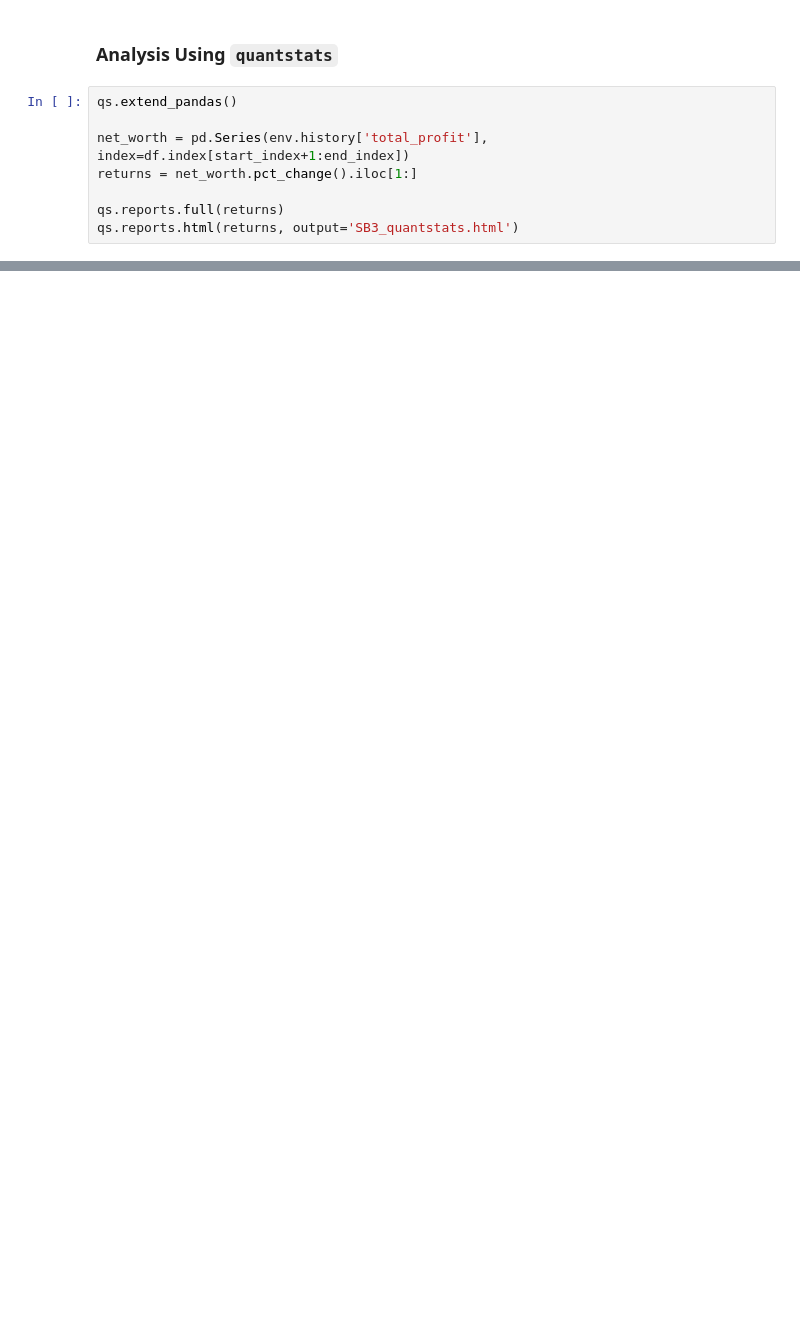
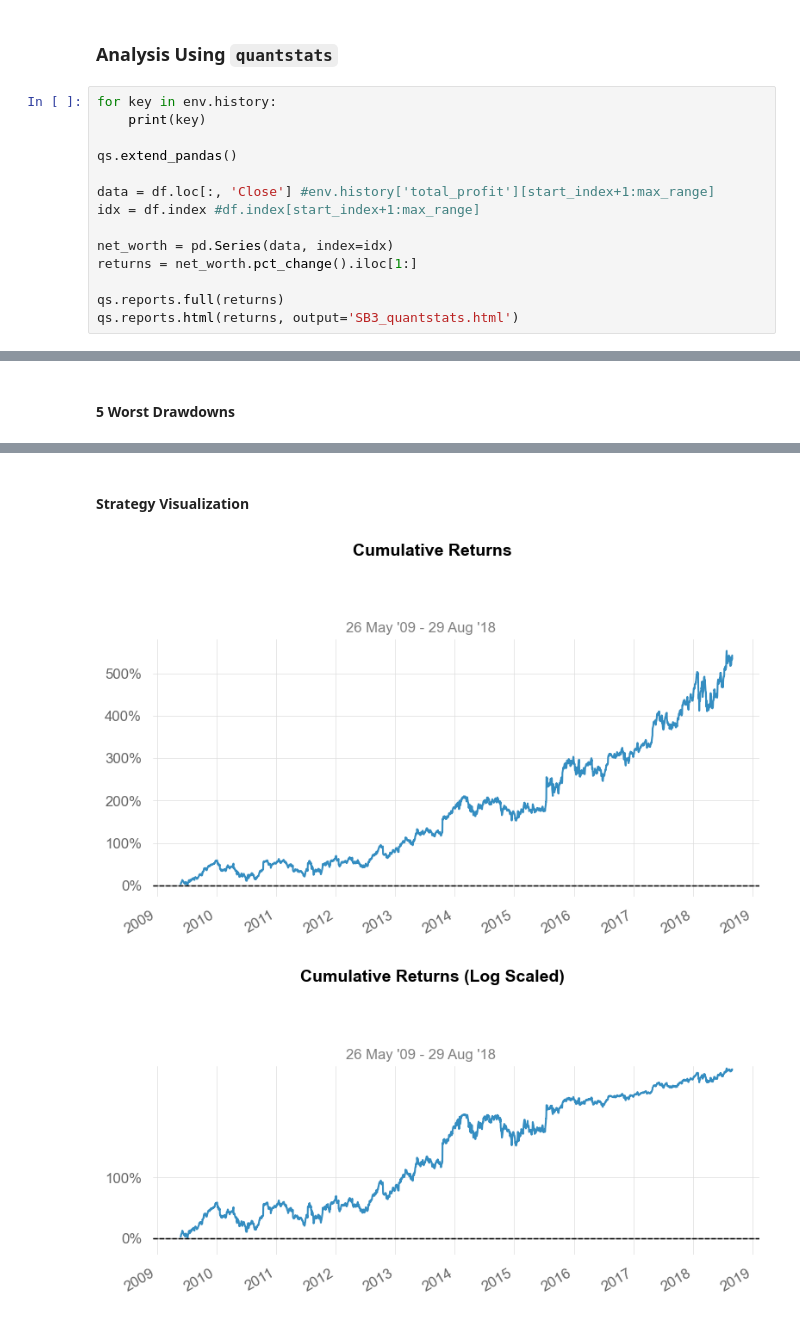
Before and after one commit to AminHP/gym-anytrading, a Jupyter notebook: examples/SB3_quantstats.ipynb, the cells around one changed output, grey strips where cells are left out. Drawn from its saved outputs; the diff is of its cells as text; blank space fills up the shorter version.

```diff
--- a/examples/SB3_quantstats.ipynb
+++ b/examples/SB3_quantstats.ipynb
@@ -91,9 +109,15 @@ plt.show()
 # %% [markdown]
 ### Analysis Using `quantstats`
 # %%
+for key in env.history:
+    print(key)
+
 qs.extend_pandas()
 
-net_worth = pd.Series(env.history['total_profit'], index=df.index[start_index+1:end_index])
+data = df.loc[:, 'Close'] #env.history['total_profit'][start_index+1:max_range]
+idx = df.index #df.index[start_index+1:max_range]
+
+net_worth = pd.Series(data, index=idx)
 returns = net_worth.pct_change().iloc[1:]
 
 qs.reports.full(returns)
@@ -102,0 +148 @@ KeyError: 'total_profit'
+5 Worst Drawdowns
@@ -102,0 +155,3 @@ KeyError: 'total_profit'
+Strategy Visualization
+[figure, added]
+[figure, added]
```
Also changed, not shown: parts of 6 cells of this notebook, 3 other files.
